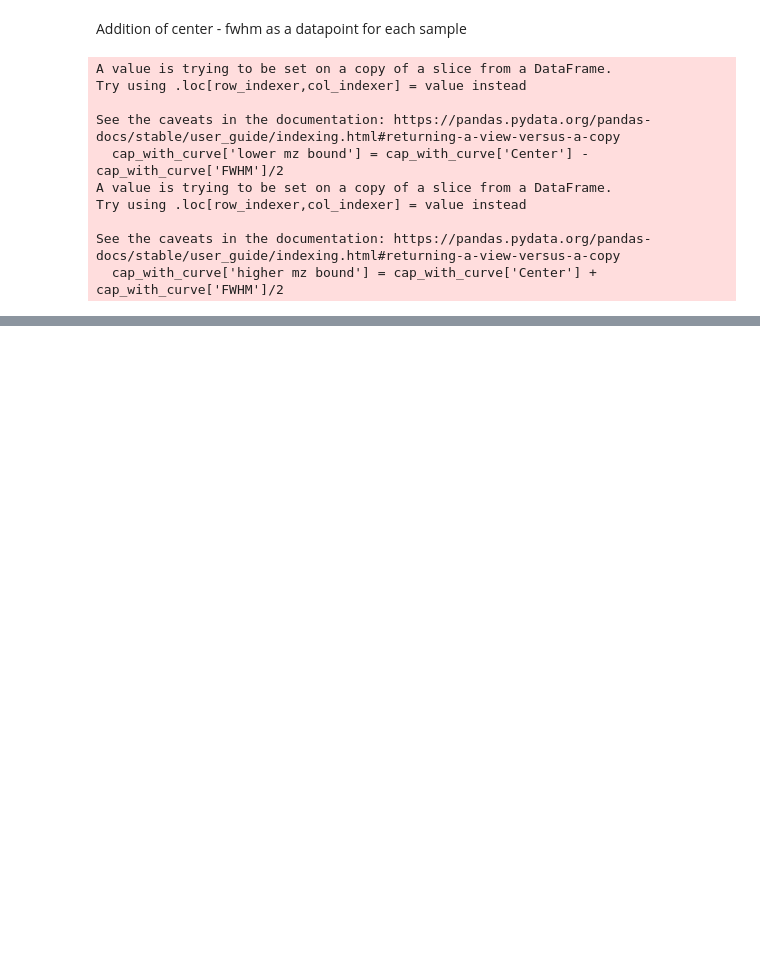
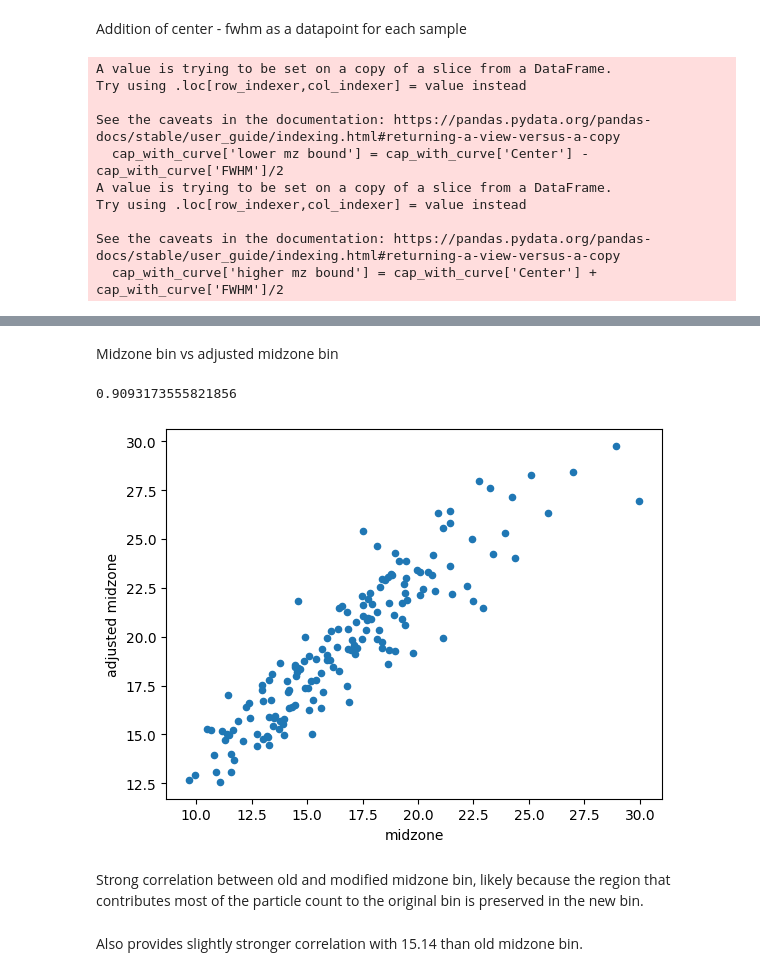
Before and after one commit to shlok-rajurkar/comp-bio-portfolio, a Jupyter notebook: curve_deconvolution/notebooks/CAP_baseline_subset_n=200.ipynb, the cells around one changed output, grey strips where cells are left out. Drawn from its saved outputs; the diff is of its cells as text; code cells hidden in the pictures; blank space fills up the shorter version.

Commit message:
Add correlations with modified mz bin

```diff
--- a/curve_deconvolution/notebooks/CAP_baseline_subset_n=200.ipynb
+++ b/curve_deconvolution/notebooks/CAP_baseline_subset_n=200.ipynb
@@ -158,0 +178,12 @@ higher_bound_mean = 15.8430
+# %% [markdown]
+Midzone bin vs adjusted midzone bin
+# %%
+cap_with_curve.plot.scatter('midzone', 'adjusted midzone')
+print(np.corrcoef(cap_with_curve['midzone'], cap_with_curve['adjusted midzone'])[0][1])
+# %% [output]
+0.9093173555821856
+[figure, added]
+# %% [markdown]
+Strong correlation between old and modified midzone bin, likely because the region that contributes most of the particle count to the original bin is preserved in the new bin.
+# %% [markdown]
+Also provides slightly stronger correlation with 15.14 than old midzone bin.
```
Also changed, not shown: parts of 12 cells of this notebook.
